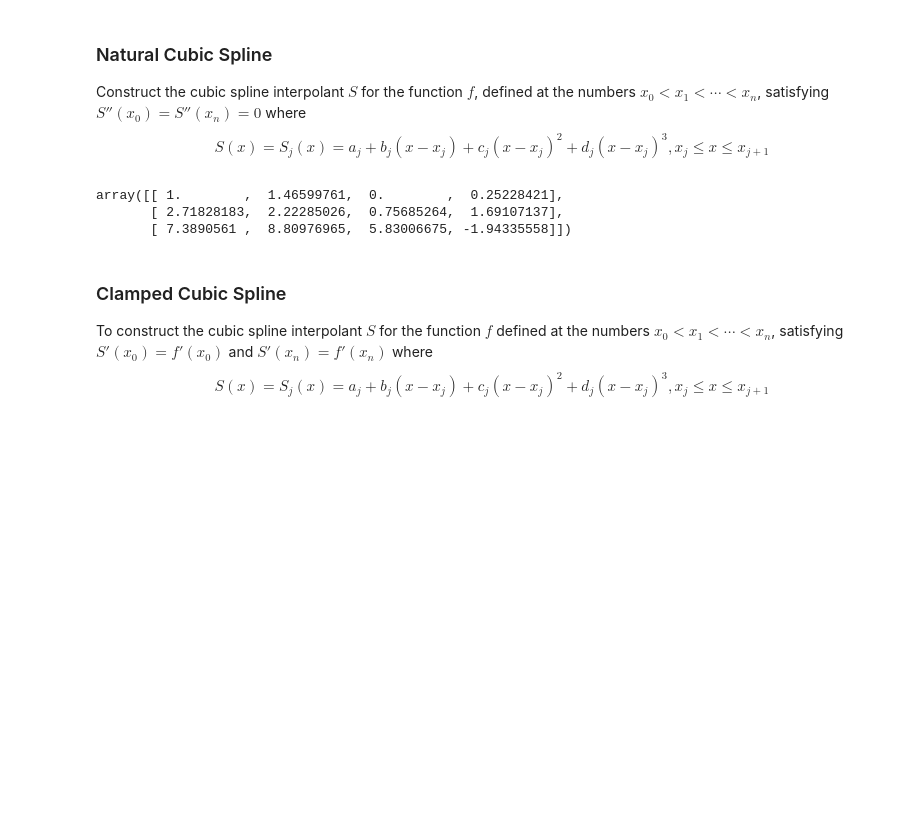
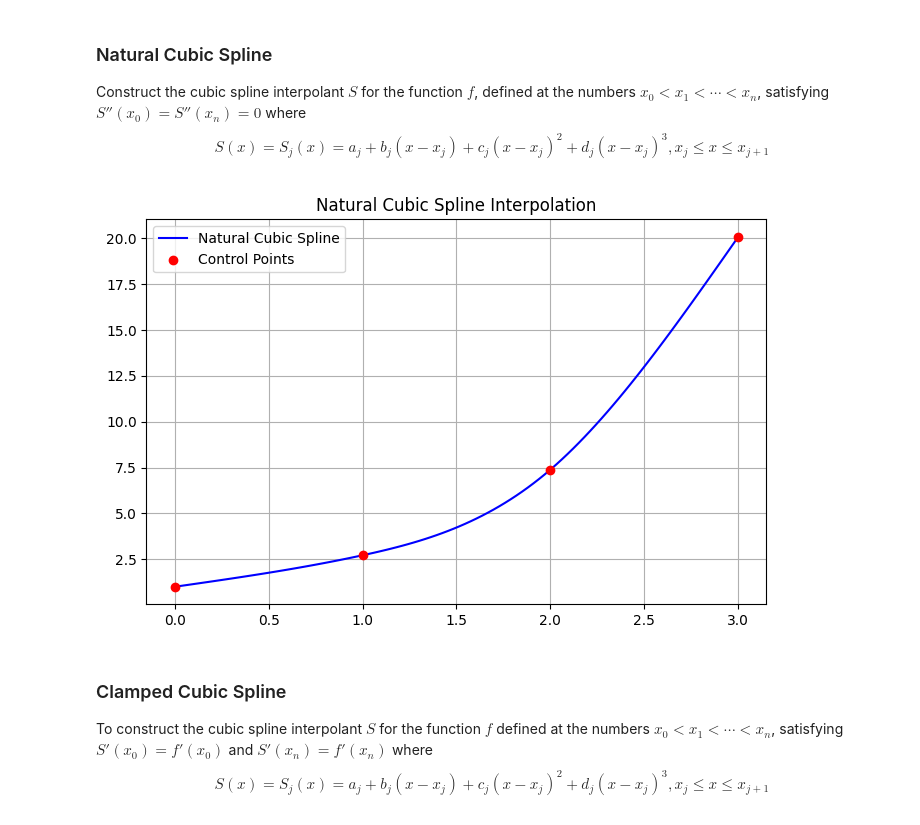
Before and after one commit to Haus226/numericAnalysis, a Jupyter notebook: Chapter 3.ipynb, the cells around one changed output. Drawn from its saved outputs; the diff is of its cells as text; code cells hidden in the pictures; blank space fills up the shorter version.

```diff
--- a/Chapter 3.ipynb
+++ b/Chapter 3.ipynb
@@ -175,10 +188,15 @@ Construct the cubic spline interpolant $S$ for the function $f$, defined at the
 where
 $$ S(x)=S_j(x)=a_j+b_j(x-x_j)+c_j(x-x_j)^2+d_j(x-x_j)^3,x_j\leq x\leq x_{j+1}$$
 # %%
+import numpy as np
+from typing import Union, List, Callable, Any
+import matplotlib.pyplot as plt
+
 def NaturalCubic(func: Union[Callable[[Union[float, int]], float],
                         np.ndarray[Union[float, int], Any],
                         List[Union[int, float]]],
                  x_: Union[np.ndarray[Union[float, int], Any], List[Union[int, float]]],
+                 plot: bool = False
             ) -> np.ndarray[Union[float, int], Any]:
     '''
     Returns:
@@ -211,16 +229,35 @@ def NaturalCubic(func: Union[Callable[[Union[float, int]], float],
         coef[2][jdx] = z[jdx] - mu[jdx] * coef[2][jdx + 1]
         coef[1][jdx] = (coef[0][jdx + 1] - coef[0][jdx]) / h[jdx] - h[jdx] * (coef[2][jdx + 1] + 2 * coef[2][jdx]) / 3
         coef[3][jdx] = (coef[2][jdx + 1] - coef[2][jdx]) / (3 * h[jdx])
+
+    if plot:
+        curve_x = np.linspace(x_[0], x_[-1], 100)
+        curve_y = np.zeros(100)
+
+        for i in range(n - 1):
+            mask = (curve_x >= x_[i]) & (curve_x <= x_[i + 1])  # Ensure last point is included
+            t = curve_x[mask] - x_[i]
+            curve_y[mask] = (coef[0, i] + coef[1, i] * t + coef[2, i] * t**2 + coef[3, i] * t**3)
+
+        curve_x[-1] = x_[-1]
+        curve_y[-1] = coef[0, -1]
+
+        plt.figure(figsize=(8, 5))
+        plt.plot(curve_x, curve_y, label="Natural Cubic Spline", color='blue')
+        plt.scatter(x_, coef[0, :n], color='red', label="Control Points", zorder=3)
+        plt.title("Natural Cubic Spline Interpolation")
+        plt.legend()
+        plt.grid()
+        plt.show()
+
     return coef[:, :n - 1].T
 # %%
 import math
 F = [1, math.exp(1), math.exp(2), math.exp(3)]
 X = [0, 1, 2, 3]
-NaturalCubic(F, X)
+NaturalCubic(F, X, True)
 # %% [output]
-array([[ 1.        ,  1.46599761,  0.        ,  0.25228421],
-       [ 2.71828183,  2.22285026,  0.75685264,  1.69107137],
-       [ 7.3890561 ,  8.80976965,  5.83006675, -1.94335558]])
+[figure, added]
 # %% [markdown]
 ### Clamped Cubic Spline
 To construct the cubic spline interpolant $S$ for the function $f$ defined at the numbers $x_0<x_1<\cdots<x_n$, satisfying $S'(x_0)=f'(x_0)$ and $S'(x_n)=f'(x_n)$
```
Also changed, not shown: parts of 16 cells of this notebook.
